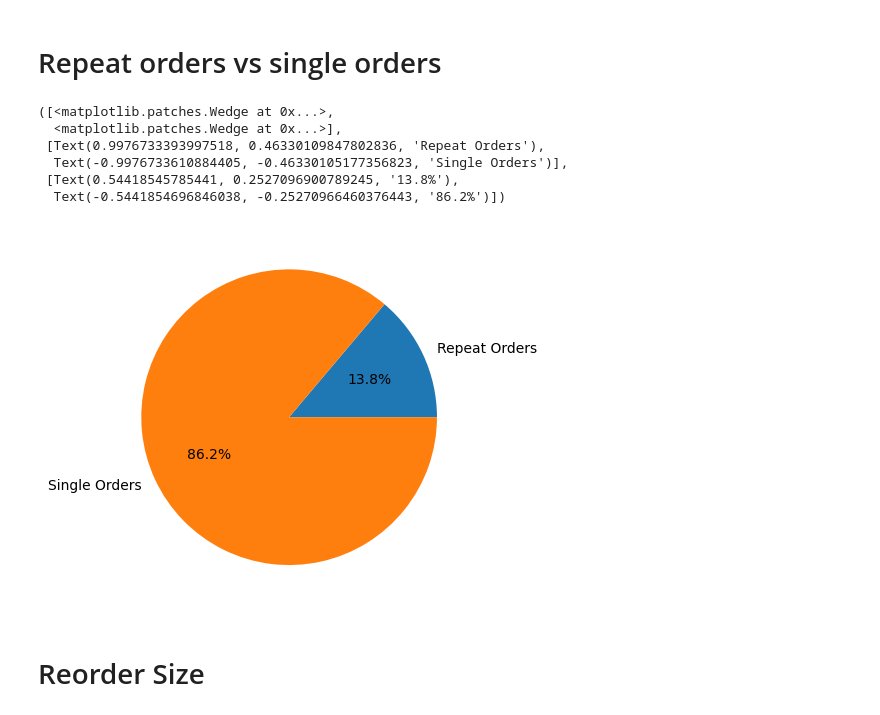
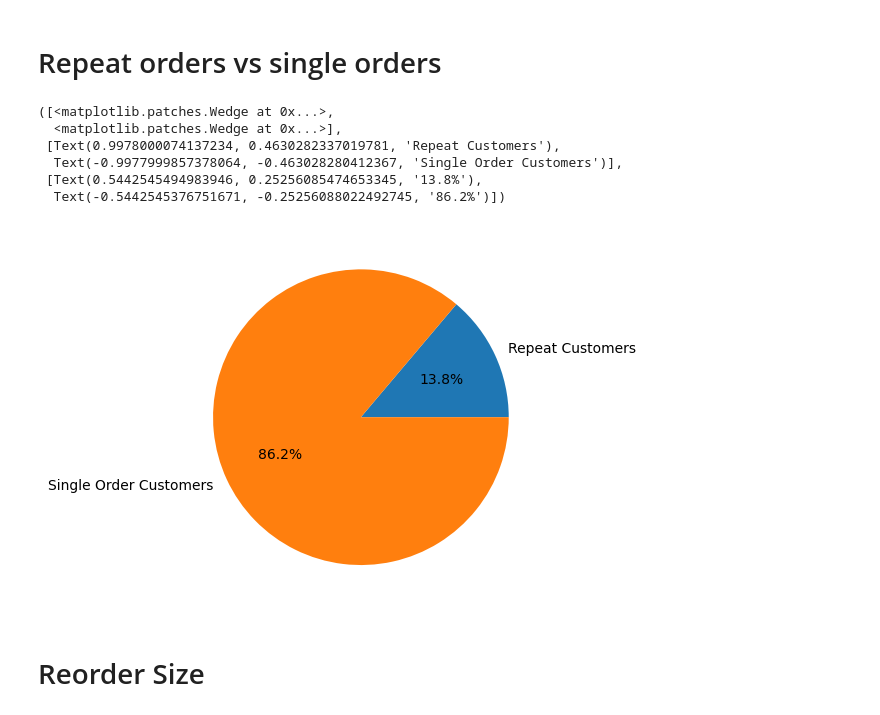
Before and after one commit to olincollege/repeat-order-analysis, a Jupyter notebook: visualization.ipynb, the cells around one changed output. Saved outputs shown, nothing was run; the diff lists cells and outputs as text; code cells hidden in the pictures.

```diff
--- a/visualization.ipynb
+++ b/visualization.ipynb
@@ -88,24 +89,24 @@ Text(0.5, 1.0, 'How many orders a customer places')
 # %%
 already_assessed = []
 repeat_orders = 0
 for id in buyer_user_id:
     if id in already_assessed:
         repeat_orders += 1
     already_assessed.append(id)
 
 
 sizes = [repeat_orders, len(buyer_user_id)]
-labels = ["Repeat Orders", "Single Orders"]
+labels = ["Repeat Customers", "Single Order Customers"]
 fig, ax = plt.subplots()
 ax.pie(sizes, labels=labels, autopct='%1.1f%%')
 # %% [output]
 ([<matplotlib.patches.Wedge at 0x...>,
   <matplotlib.patches.Wedge at 0x...>],
- [Text(0.9976733393997518, 0.46330109847802836, 'Repeat Orders'),
-  Text(-0.9976733610884405, -0.46330105177356823, 'Single Orders')],
- [Text(0.54418545785441, 0.2527096900789245, '13.8%'),
-  Text(-0.5441854696846038, -0.25270966460376443, '86.2%')])
+ [Text(0.9978000074137234, 0.4630282337019781, 'Repeat Customers'),
+  Text(-0.9977999857378064, -0.463028280412367, 'Single Order Customers')],
+ [Text(0.5442545494983946, 0.25256085474653345, '13.8%'),
+  Text(-0.5442545376751671, -0.25256088022492745, '86.2%')])
-[figure, old version]
+[figure, new version]
 # %% [markdown]
 # Reorder Size
 # %%
```
Also changed, not shown: parts of 9 cells of this notebook, 2 other files.
